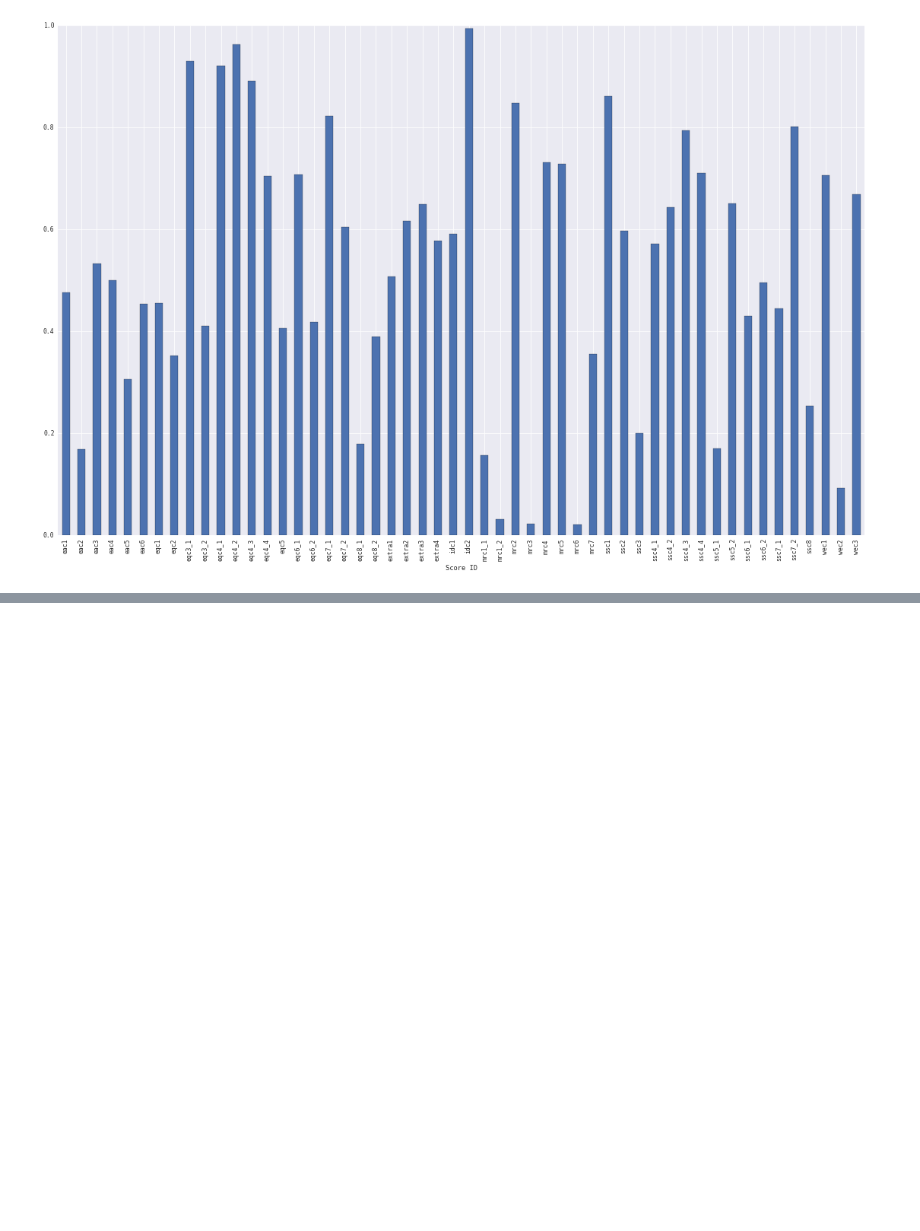
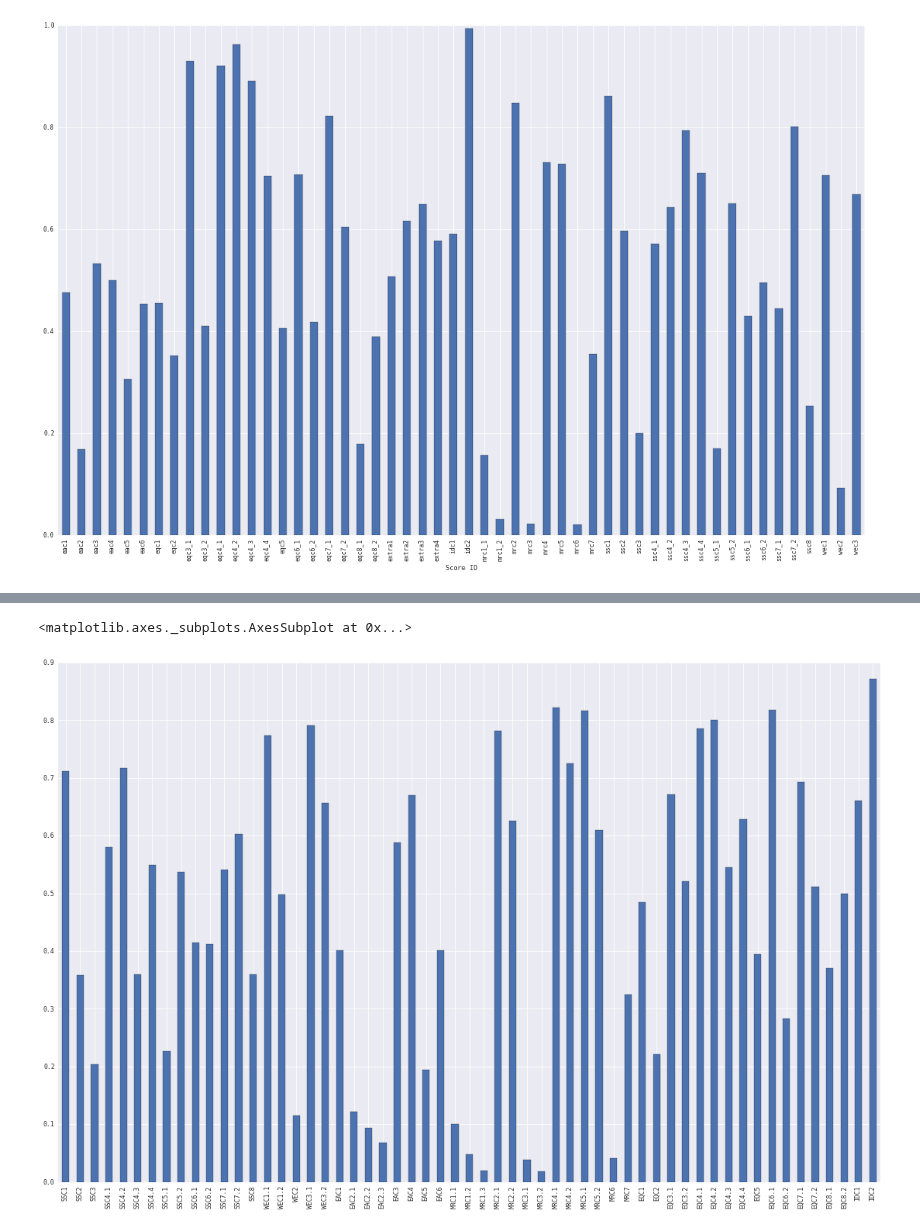
Before and after one commit to Data-Science-TIY/builditgreen, a Jupyter notebook: builditgreen/Import Scores Data.ipynb, the cells around one changed output, grey strips where cells are left out. Saved outputs shown, nothing was run; the diff lists cells and outputs as text; code cells hidden in the pictures; blank space fills up the shorter version.

```diff
--- a/builditgreen/Import Scores Data.ipynb
+++ b/builditgreen/Import Scores Data.ipynb
@@ -485,0 +596,7 @@ percent_completed_2009.plot(kind="bar", figsize=(19,12))
+# %%
+scores_2_1_list = scores_2_1_df.columns.values.tolist()
+scores_only_2_1 = [score for score in scores_2_1_list if "possible" not in score]
+scores_only_2_1.remove('id')
+scores_only_2_1.remove('project_id')
+scores_2_1_only_df = scores_2_1_df[scores_only_2_1]
+scores_2_1_only_df.head()
@@ -485,0 +611,7 @@ percent_completed_2009.plot(kind="bar", figsize=(19,12))
+# %%
+mean_scores_2_1 = scores_2_1_only_df.mean()
+possible_2_1_list = [score+"_possible" for score in scores_only_2_1]
+scores_possible_2_1 = scores_2_1_df[possible_2_1_list].loc[0]
+mean_scores_no_index_2_1 = mean_scores_2_1.reset_index()
+scores_possible_no_index_2_1 = scores_possible_2_1.reset_index()
+average_score_and_possible_2_1 = pd.concat([mean_scores_no_index_2_1, scores_possible_no_index_2_1], axis=1)
@@ -485,0 +627,13 @@ percent_completed_2009.plot(kind="bar", figsize=(19,12))
+# %%
+average_score_and_possible_2_1.columns = ['Score ID', 'Average', 'Score Possible Name', 'Score Possible']
+average_score_and_possible_2_1.pop("Score Possible Name")
+average_score_and_possible_2_1 = average_score_and_possible_2_1.set_index('Score ID')
+average_score_and_possible_2_1['Percent Attained on Average of Total Points'] = average_score_and_possible_2_1['Average']/average_score_and_possible_2_1['Score Possible']
+average_score_and_possible_2_1.index = average_score_and_possible_2_1.index.map(lambda x: x.upper())
+average_score_and_possible_2_1.index = average_score_and_possible_2_1.index.map(lambda x: x.replace("_", "."))
+percent_completed_2_1 = average_score_and_possible_2_1['Percent Attained on Average of Total Points']
+# %%
+percent_completed_2_1.plot(kind="bar", figsize=(19,12))
+# %% [output]
+<matplotlib.axes._subplots.AxesSubplot at 0x...>
+[figure, added]
```
Also changed, not shown: parts of 33 cells of this notebook.
